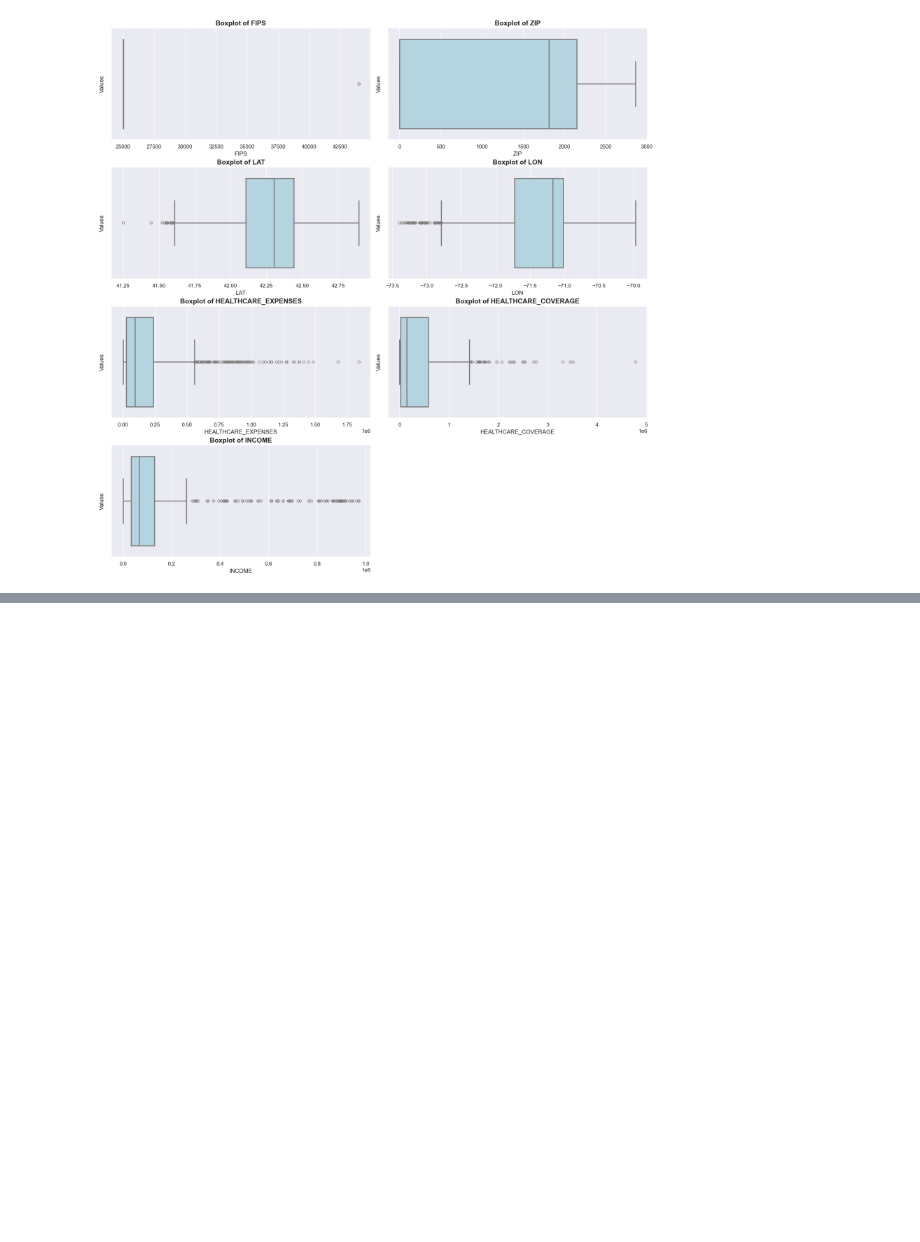
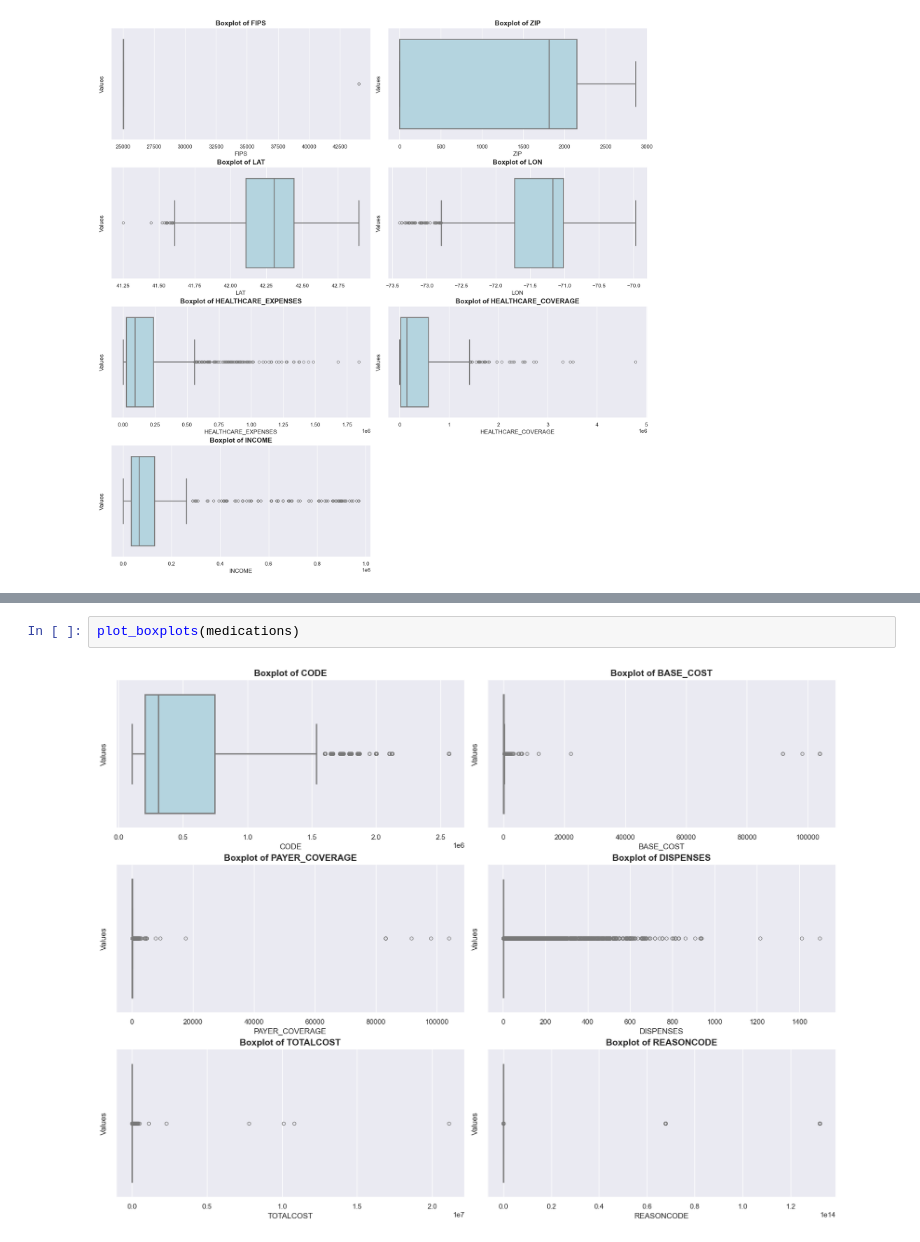
Before and after one commit to csarmie4/clinical-care-dashboard, a Jupyter notebook: exploratory_data_analysis/eda.ipynb, the cells around one changed output, grey strips where cells are left out. Cells and saved outputs as stored; diff of their text form; blank space fills up the shorter version.

```diff
--- a/exploratory_data_analysis/eda.ipynb
+++ b/exploratory_data_analysis/eda.ipynb
@@ -205,0 +325,4 @@ By removing these columns, we will focus on the data that directly supports the
+# %%
+plot_boxplots(medications)
+# %% [output]
+[figure, added]
```
Also changed, not shown: parts of 29 cells of this notebook, 8 other files.
